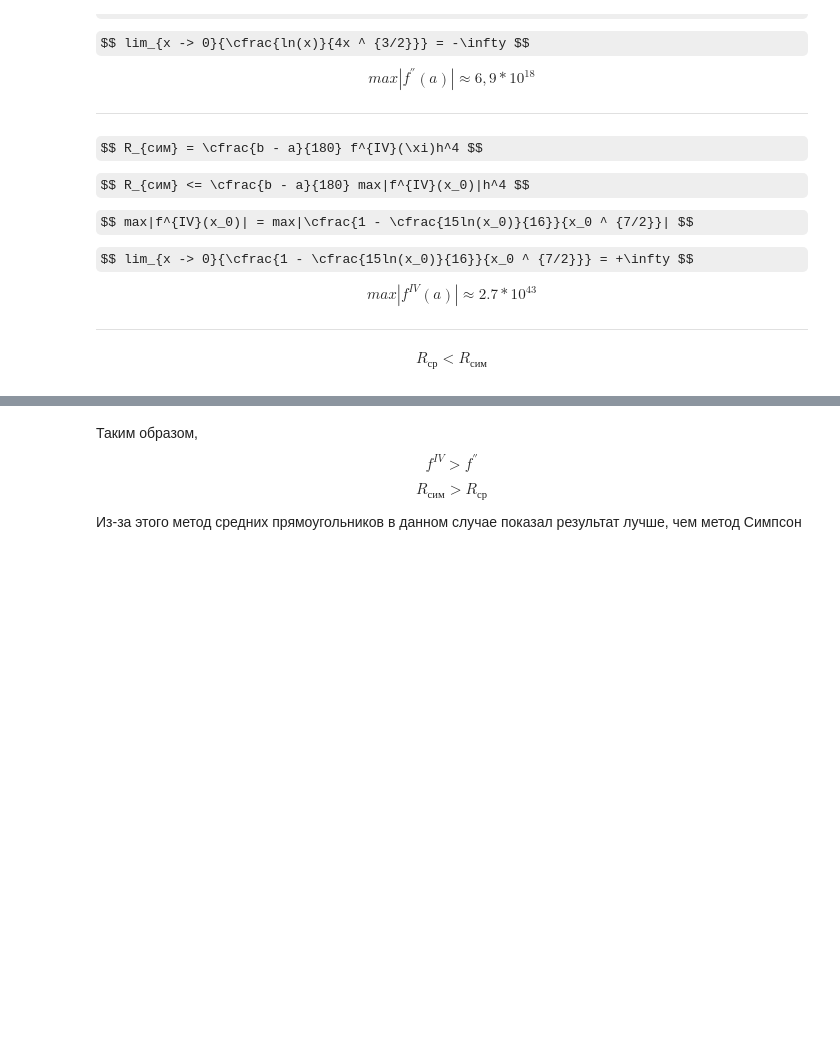
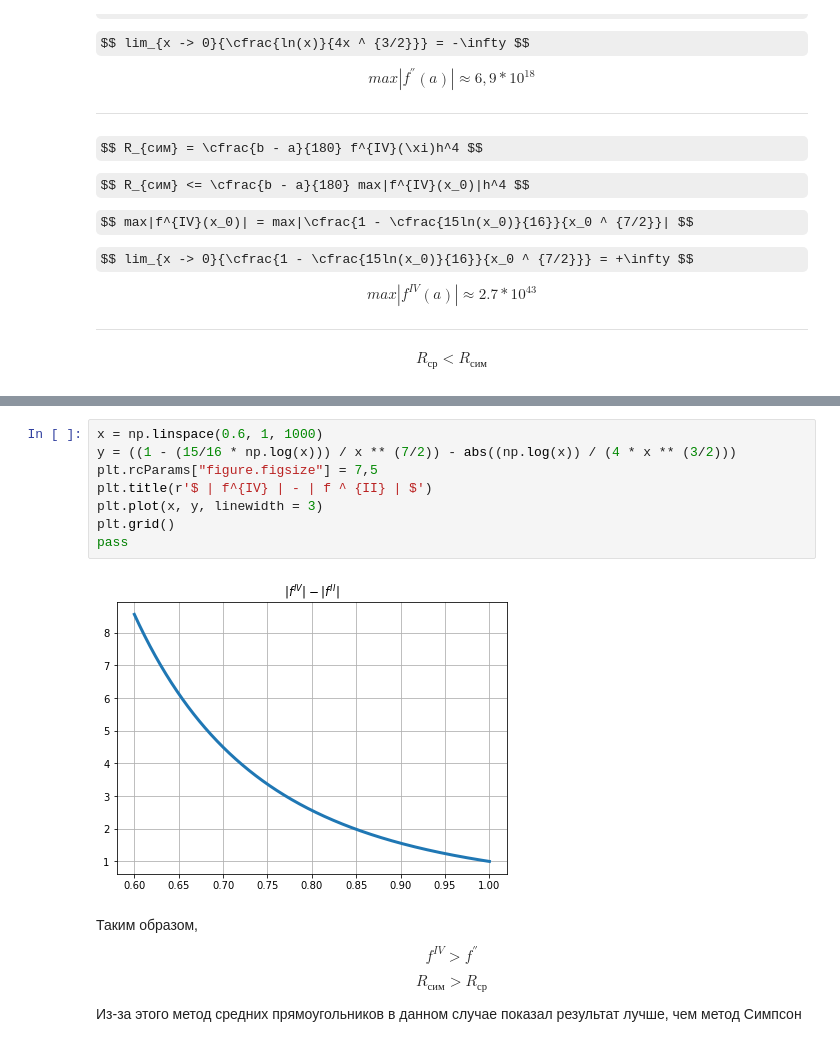
Before and after one commit to Namxobick/ComputerMathematicsSystems, a Jupyter notebook: CMS.ipynb, the cells around one changed output, grey strips where cells are left out. Saved outputs shown, nothing was run; the diff lists cells and outputs as text; some formulas as TeX source; blank space fills up the shorter version.

```diff
--- a/CMS.ipynb
+++ b/CMS.ipynb
@@ -226,3 +226,13 @@ pass
+# %%
+x = np.linspace(0.6, 1, 1000)
+y = ((1 - (15/16 * np.log(x))) / x ** (7/2)) - abs((np.log(x)) / (4 * x ** (3/2)))
+plt.rcParams["figure.figsize"] = 7,5
+plt.title(r'$ | f^{IV} | - | f ^ {II} | $')
+plt.plot(x, y, linewidth = 3)
+plt.grid()
+pass
+# %% [output]
+[figure, added]
 # %% [markdown]
 Таким образом, $$ f^{IV} > f^{''}  $$
 
```
Also changed, not shown: parts of 2 cells of this notebook.
